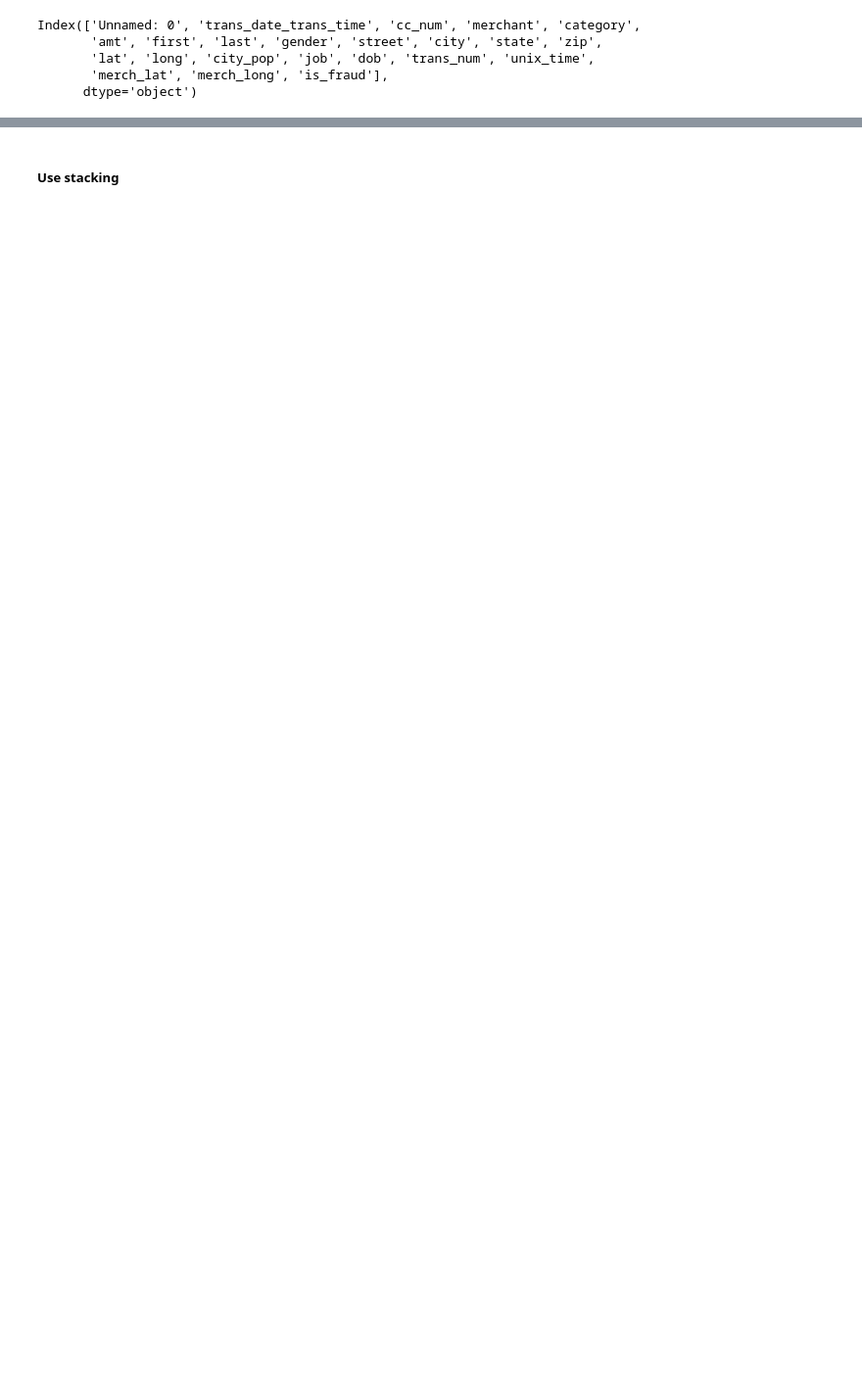
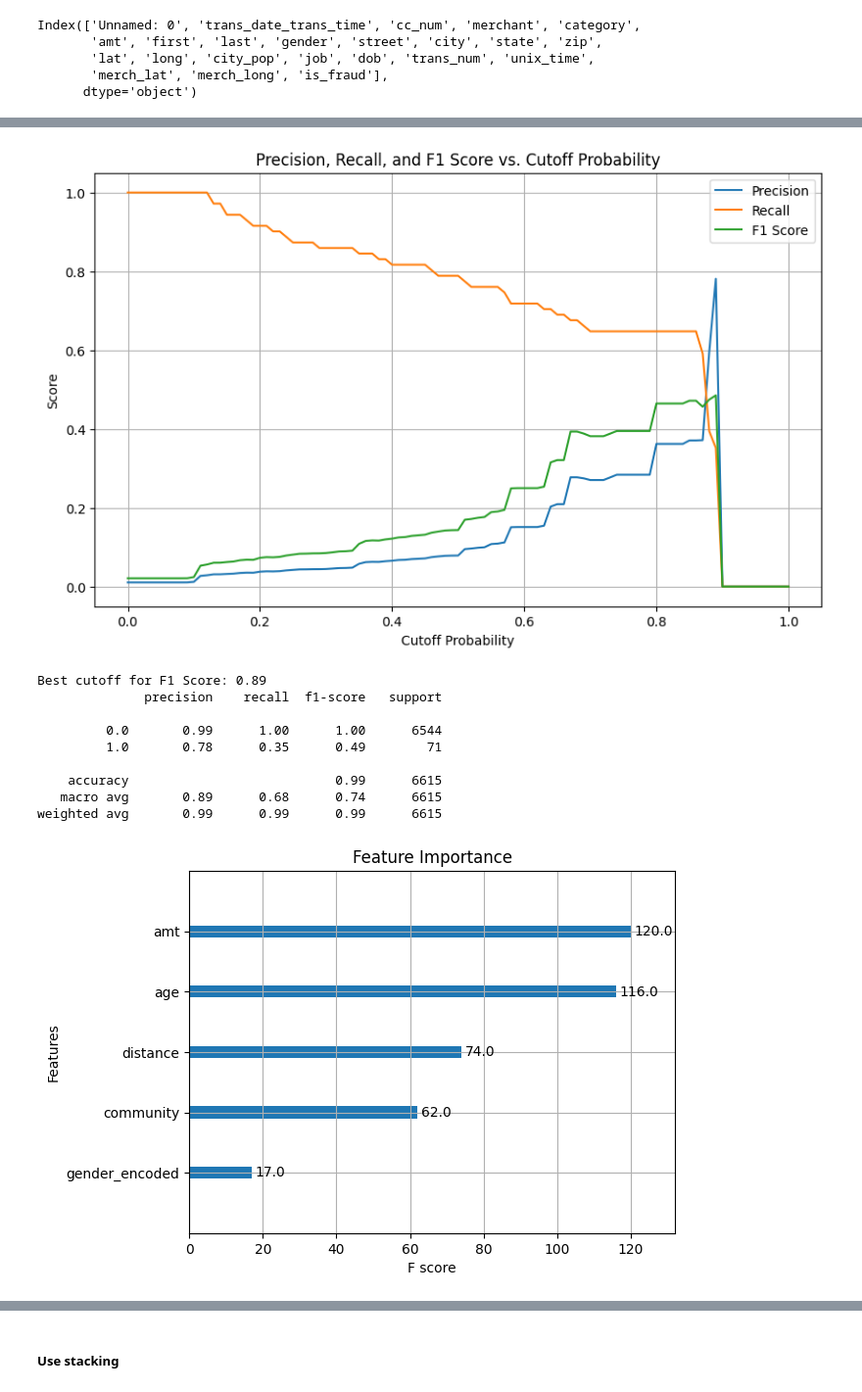
Before and after one commit to Dhaneshkp/GraphML, a Jupyter notebook: Fraudulent transactions-Copy1.ipynb, the cells around one changed output, grey strips where cells are left out. Shown: that part at 98% size. Saved outputs shown, nothing was run; the diff lists cells and outputs as text; code cells hidden in the pictures; blank space fills up the shorter version.

```diff
--- a/Fraudulent transactions-Copy1.ipynb
+++ b/Fraudulent transactions-Copy1.ipynb
@@ -255,0 +421,49 @@ plt.show()
+# %%
+from sklearn.metrics import precision_recall_fscore_support, precision_score, recall_score, f1_score
+
+y_val_pred_proba = model.predict_proba(X_val)[:, 1]
+cutoffs = np.linspace(0, 1, 101)
+precision = []
+recall = []
+f1 = []
+
+for cutoff in cutoffs:
+    y_val_pred = (y_val_pred_proba >= cutoff).astype(int)
+    precision.append(precision_score(y_val, y_val_pred))
+    recall.append(recall_score(y_val, y_val_pred))
+    f1.append(f1_score(y_val, y_val_pred))
+
+plt.figure(figsize=(10, 6))
+plt.plot(cutoffs, precision, label='Precision')
+plt.plot(cutoffs, recall, label='Recall')
+plt.plot(cutoffs, f1, label='F1 Score')
+plt.xlabel('Cutoff Probability')
+plt.ylabel('Score')
+plt.title('Precision, Recall, and F1 Score vs. Cutoff Probability')
+plt.legend()
+plt.grid(True)
+plt.show()
+
+
+best_cutoff = cutoffs[np.argmax(f1)]
+print(f"Best cutoff for F1 Score: {best_cutoff}")
+
+y_val_pred = (y_val_pred_proba >= best_cutoff).astype(int)
+print(classification_report(y_val,y_val_pred))
+
+
+xgb.plot_importance(model)
+plt.title('Feature Importance')
+plt.show()
+# %% [output]
+[figure, added]
+Best cutoff for F1 Score: 0.89
+              precision    recall  f1-score   support
+
+         0.0       0.99      1.00      1.00      6544
+         1.0       0.78      0.35      0.49        71
+
+    accuracy                           0.99      6615
+   macro avg       0.89      0.68      0.74      6615
+weighted avg       0.99      0.99      0.99      6615
+[figure, added]
```
Also changed, not shown: parts of 20 cells of this notebook.
